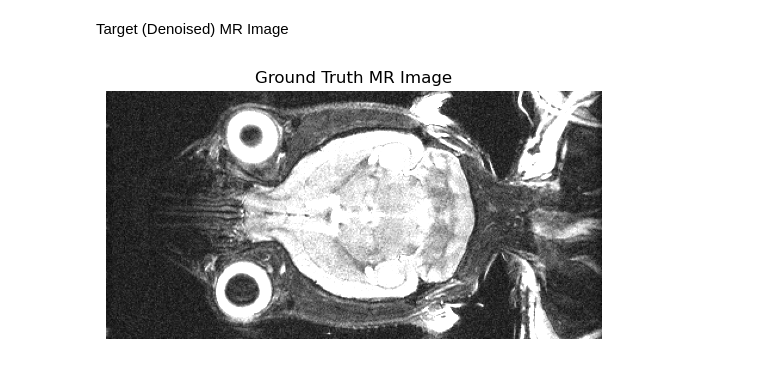
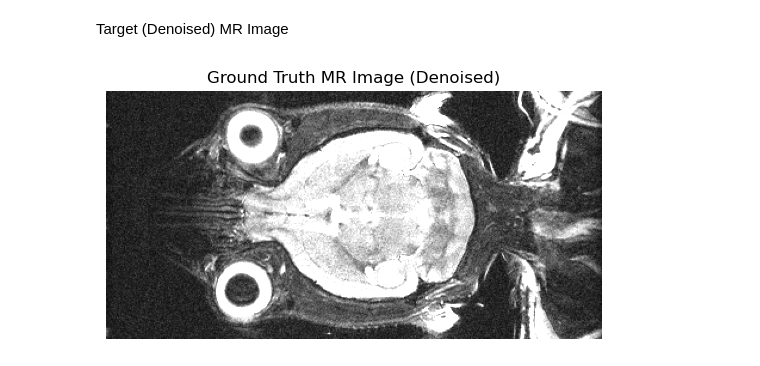
Before and after one commit to vishu-tyagi/MRI-Denoising, a Jupyter notebook: notebooks/explore-data.ipynb, the cells around one changed output. Drawn from its saved outputs; the diff is of its cells as text; code cells hidden in the pictures.

```diff
--- a/notebooks/explore-data.ipynb
+++ b/notebooks/explore-data.ipynb
@@ -29,3 +31,5 @@ data = DataClass(config)
+# %%
+eval = CustomEvaluation()
 # %% [markdown]
 Load a training sample for visualization
 # %%
@@ -74,10 +78,10 @@ plt.savefig(os.path.join("images/target_kspace"), bbox_inches="tight");
 Target (Denoised) MR Image
 # %%
 X = np.load(target).astype(np.csingle)
-Y = fft(X)
+Y = eval.kspace_to_mri(X)
 plt.imshow(Y, cmap="gray", vmax=.1)
-plt.title("Ground Truth MR Image")
+plt.title("Ground Truth MR Image (Denoised)")
 plt.axis("off")
 plt.savefig(os.path.join("images/target_mri"), bbox_inches="tight");
 # %% [output]
-[figure, old version]
+[figure, new version]
```
Also changed, not shown: parts of 5 cells of this notebook, 11 other files.
